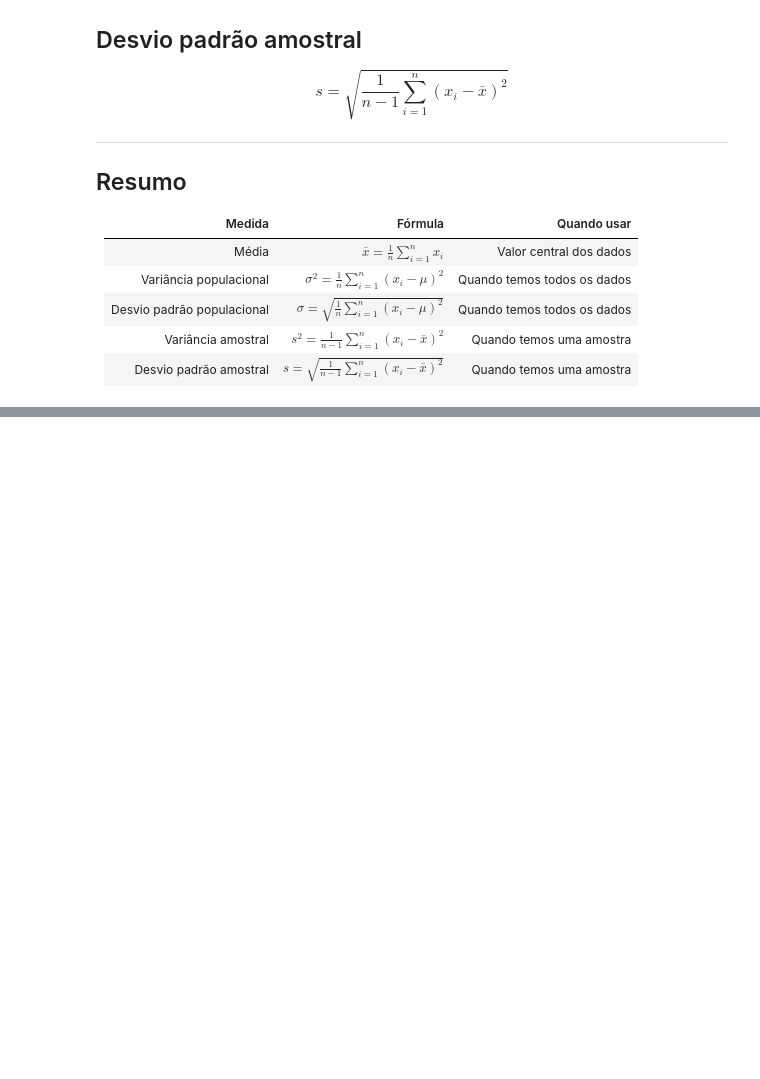
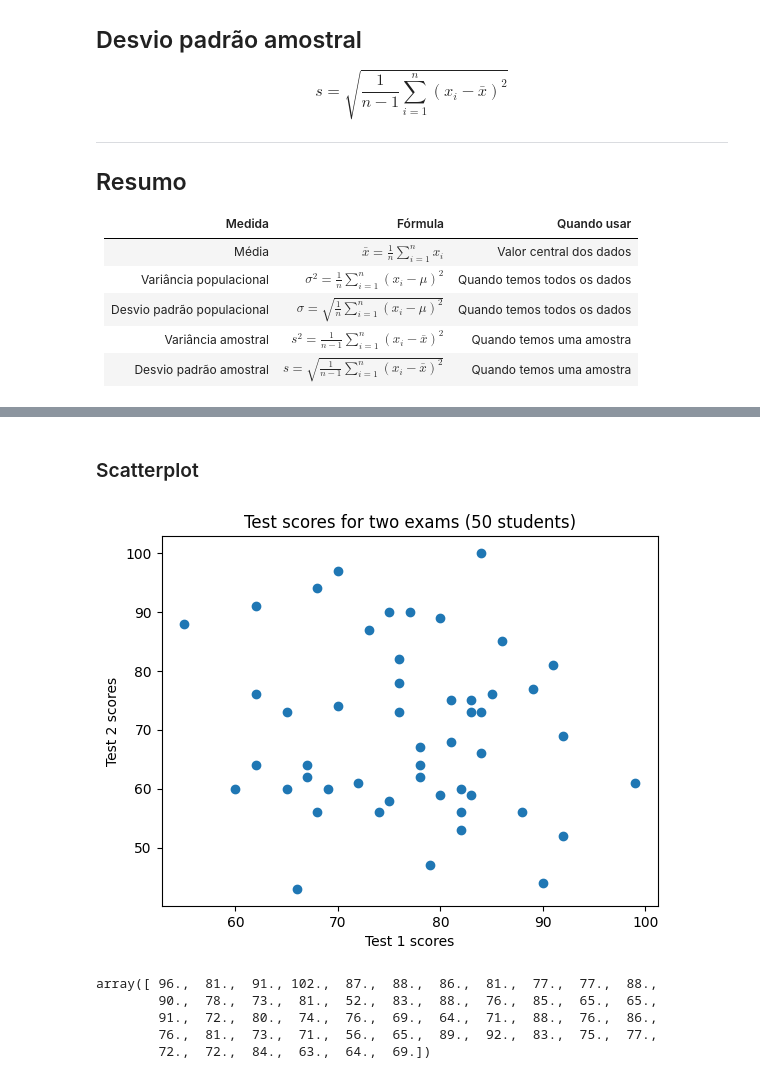
Before and after one commit to jayr0n/Time-Series-Coursera, a Jupyter notebook: Week-1/Basic Statistics.ipynb, the cells around one changed output, grey strips where cells are left out. Cells and saved outputs as stored; diff of their text form; code cells hidden in the pictures; blank space fills up the shorter version.

```diff
--- a/Week-1/Basic Statistics.ipynb
+++ b/Week-1/Basic Statistics.ipynb
@@ -182,0 +188,19 @@ $$
+# %% [markdown]
+### Scatterplot
+# %%
+np.random.seed = 2016
+test_1_score = np.round(np.random.normal(loc=78, scale=10, size=50))
+test_2_score = np.round(np.random.normal(loc=70, scale=14, size=50))
+
+plt.title("Test scores for two exams (50 students)");plt.scatter(test_1_score, test_2_score);
+plt.xlabel("Test 1 scores");plt.ylabel("Test 2 scores");plt.show()
+# %% [output]
+[figure, added]
+# %%
+test_1_score
+# %% [output]
+array([ 96.,  81.,  91., 102.,  87.,  88.,  86.,  81.,  77.,  77.,  88.,
+        90.,  78.,  73.,  81.,  52.,  83.,  88.,  76.,  85.,  65.,  65.,
+        91.,  72.,  80.,  74.,  76.,  69.,  64.,  71.,  88.,  76.,  86.,
+        76.,  81.,  73.,  71.,  56.,  65.,  89.,  92.,  83.,  75.,  77.,
+        72.,  72.,  84.,  63.,  64.,  69.])
```
Also changed, not shown: parts of 7 cells of this notebook.
